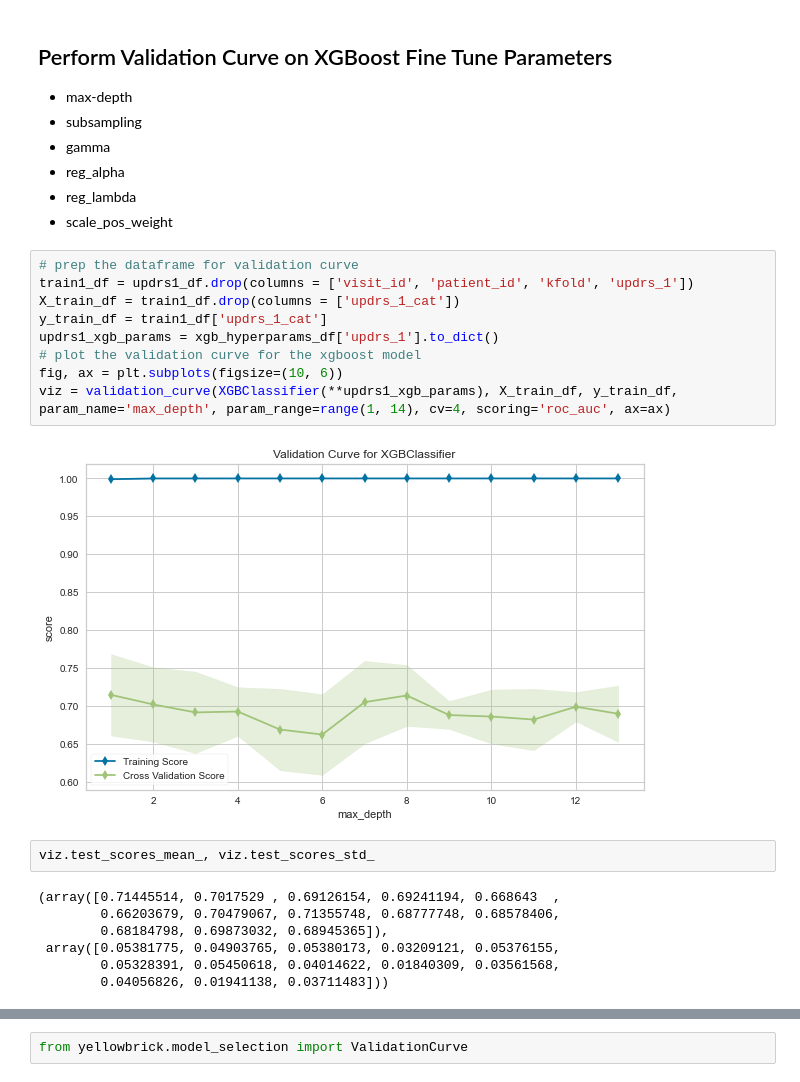
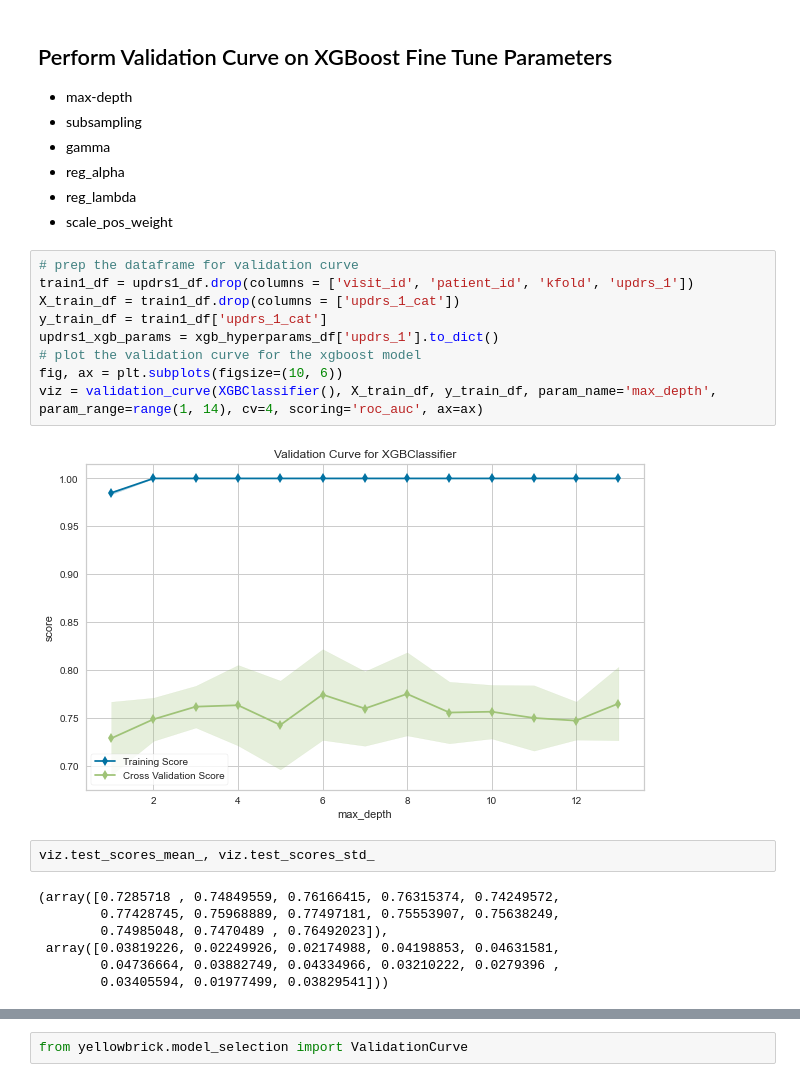
Before and after one commit to dagartga/Boosted-Models-for-Parkinsons-Prediction, a Jupyter notebook: parkinsons_1/notebooks/Compare_Finetune_1yr_Models.ipynb, the cells around one changed output, grey strips where cells are left out. Cells and saved outputs as stored; diff of their text form.

```diff
--- a/parkinsons_1/notebooks/Compare_Finetune_1yr_Models.ipynb
+++ b/parkinsons_1/notebooks/Compare_Finetune_1yr_Models.ipynb
@@ -113,21 +113,21 @@ Index(['visit_id', 'patient_id', 'visit_month', 'updrs_3', 'O00391', 'O00533',
 # %%
 # prep the dataframe for validation curve
 train1_df = updrs1_df.drop(columns = ['visit_id', 'patient_id', 'kfold', 'updrs_1'])
 X_train_df = train1_df.drop(columns = ['updrs_1_cat'])
 y_train_df = train1_df['updrs_1_cat']
 updrs1_xgb_params = xgb_hyperparams_df['updrs_1'].to_dict()
 # plot the validation curve for the xgboost model
 fig, ax = plt.subplots(figsize=(10, 6))
-viz = validation_curve(XGBClassifier(**updrs1_xgb_params), X_train_df, y_train_df, param_name='max_depth', param_range=range(1, 14), cv=4, scoring='roc_auc', ax=ax)
+viz = validation_curve(XGBClassifier(), X_train_df, y_train_df, param_name='max_depth', param_range=range(1, 14), cv=4, scoring='roc_auc', ax=ax)
 # %% [output]
-[figure, old version]
+[figure, new version]
 # %%
 viz.test_scores_mean_, viz.test_scores_std_
 # %% [output]
-(array([0.71445514, 0.7017529 , 0.69126154, 0.69241194, 0.668643  ,
-        0.66203679, 0.70479067, 0.71355748, 0.68777748, 0.68578406,
-        0.68184798, 0.69873032, 0.68945365]),
- array([0.05381775, 0.04903765, 0.05380173, 0.03209121, 0.05376155,
-        0.05328391, 0.05450618, 0.04014622, 0.01840309, 0.03561568,
-        0.04056826, 0.01941138, 0.03711483]))
+(array([0.7285718 , 0.74849559, 0.76166415, 0.76315374, 0.74249572,
+        0.77428745, 0.75968889, 0.77497181, 0.75553907, 0.75638249,
+        0.74985048, 0.7470489 , 0.76492023]),
+ array([0.03819226, 0.02249926, 0.02174988, 0.04198853, 0.04631581,
+        0.04736664, 0.03882749, 0.04334966, 0.03210222, 0.0279396 ,
+        0.03405594, 0.01977499, 0.03829541]))
 # %% [markdown]
```
Also changed, not shown: parts of 42 cells of this notebook, 8 other files.
